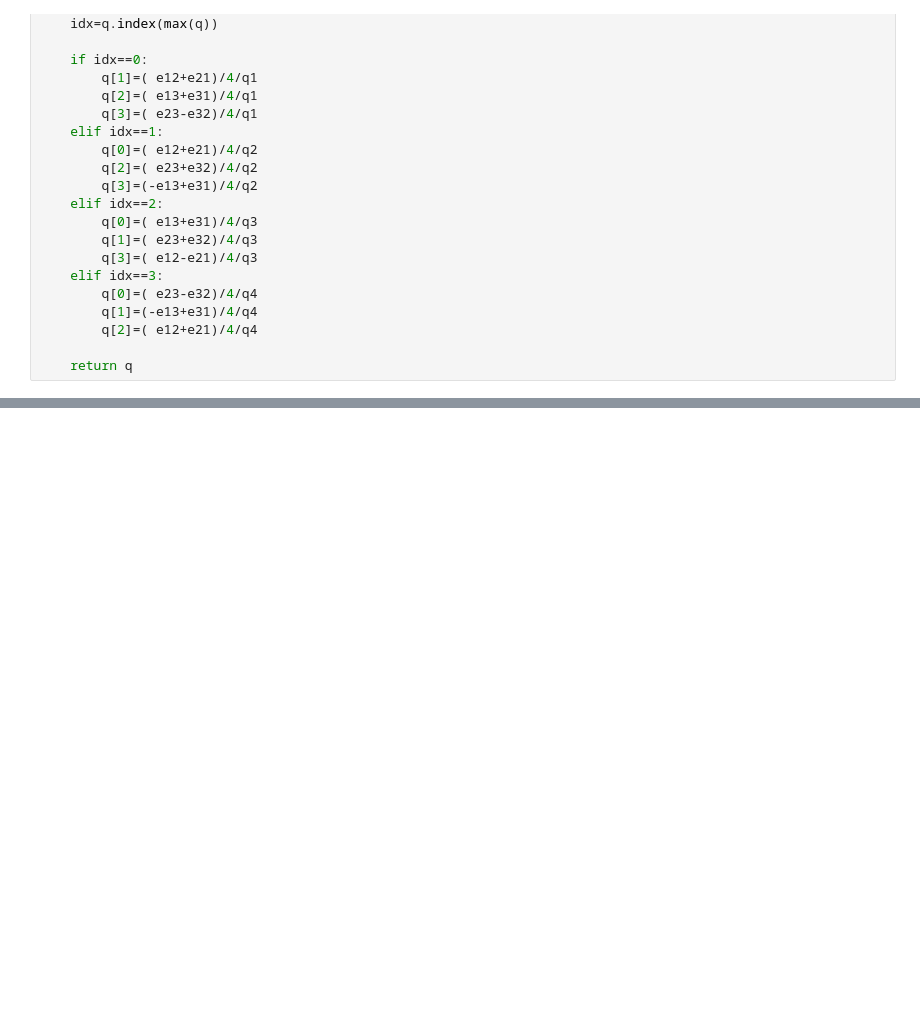
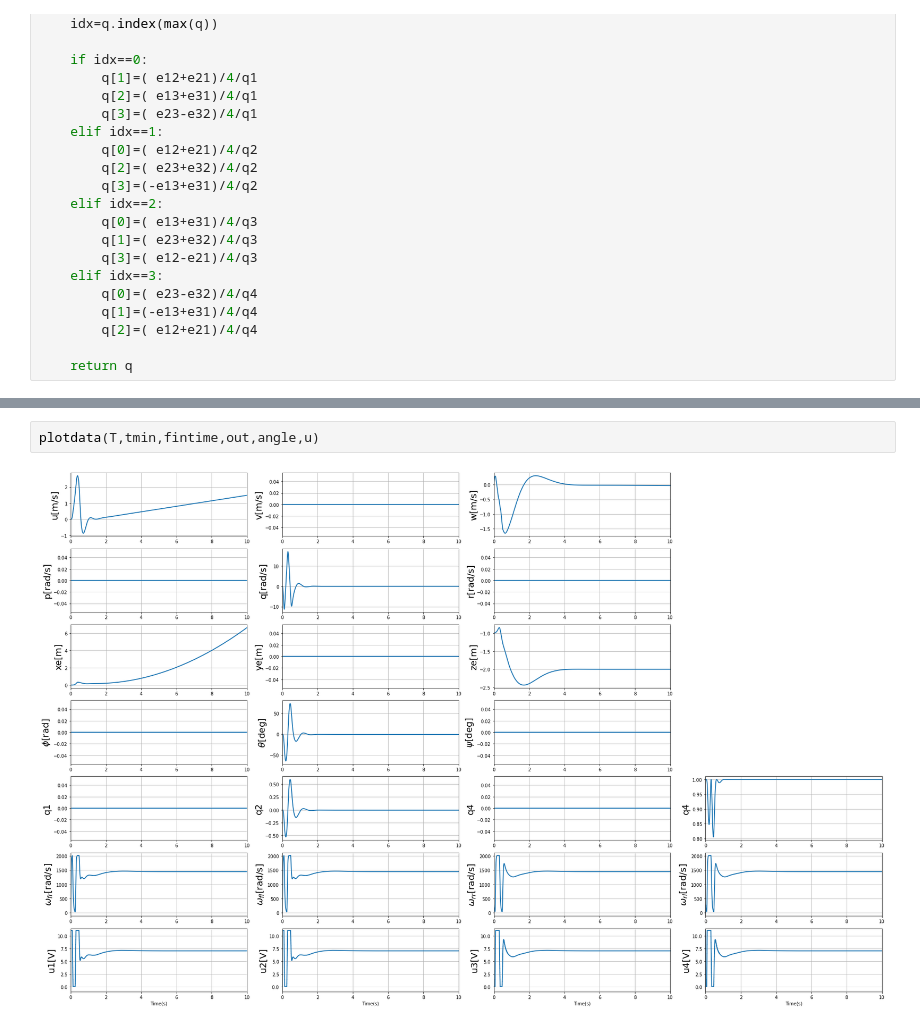
Before and after one commit to kouhei1970/fundamental_of_multicopter_control, a Jupyter notebook: sandbox/multicopter_simulation.ipynb, the cells around one changed output, grey strips where cells are left out. Saved outputs shown, nothing was run; the diff lists cells and outputs as text; blank space fills up the shorter version.

```diff
--- a/sandbox/multicopter_simulation.ipynb
+++ b/sandbox/multicopter_simulation.ipynb
@@ -369,0 +776,4 @@ plt.show()
+# %%
+plotdata(T,tmin,fintime,out,angle,u)
+# %% [output]
+[figure, added]
```
Also changed, not shown: parts of 5 cells of this notebook, 8 other files.
